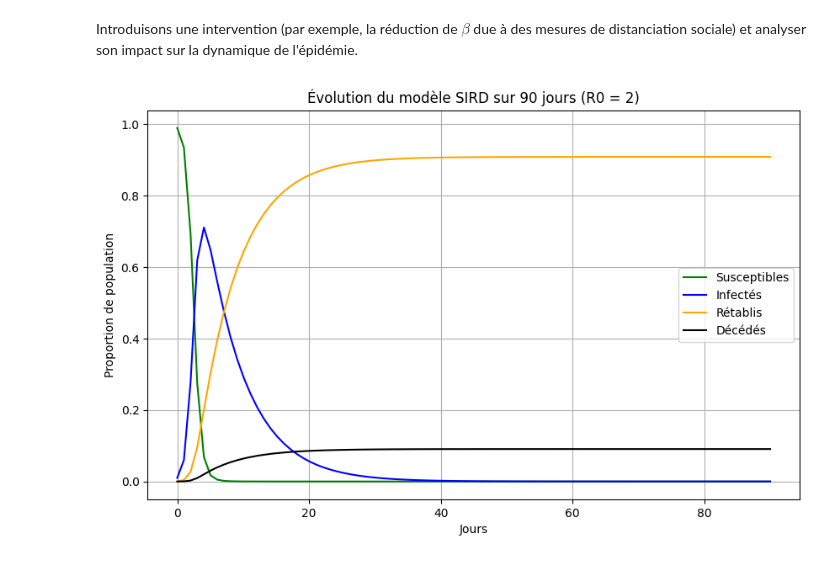
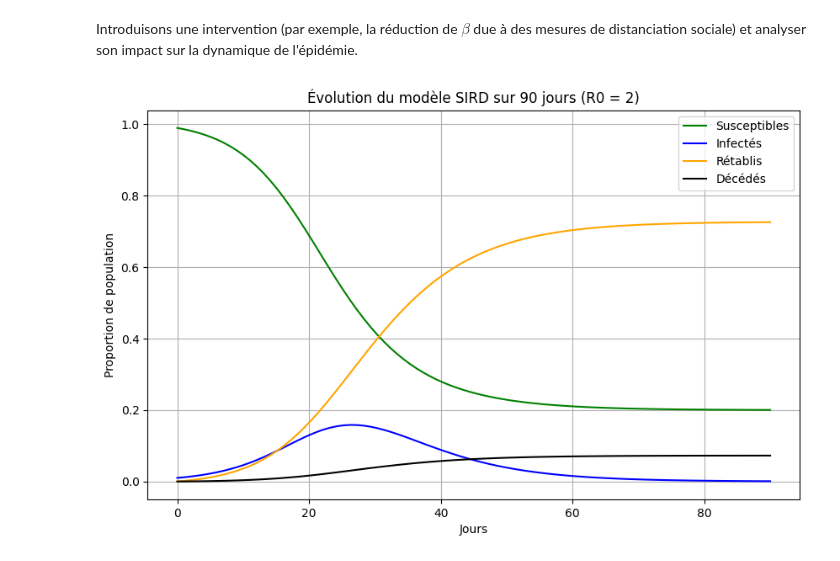
Before and after one commit to FraNKieTheAnalyst/SIRD, a Jupyter notebook: solution_sird.ipynb, the cells around one changed output. Saved outputs shown, nothing was run; the diff lists cells and outputs as text; code cells hidden in the pictures.

```diff
--- a/solution_sird.ipynb
+++ b/solution_sird.ipynb
@@ -455,32 +463,32 @@ def solution_epidemiologique_sird_RO(R0, gama, mu, step, nb_jours):
     real_days = np.linspace(0, nb_jours, 90)  # 90 valeurs de 0 à nb_jours
     interpolated_susceptible = np.interp(real_days, time, susceptible)
     interpolated_infected = np.interp(real_days, time, infected)
     interpolated_recovered = np.interp(real_days, time, recovered)
     interpolated_deceased = np.interp(real_days, time, deceased)
 
     return real_days, interpolated_susceptible, interpolated_infected, interpolated_recovered, interpolated_deceased
 
 # Définition des paramètres
 R0 = 2   # Nombre de reproduction de base
 gama = 0.15  # Taux de guérison
 mu = 0.015   # Taux de mortalité
 step = 0.0001
 nb_jours = 90
 
 # Exécution du modèle
-days_sim, susceptible_sim, infected_sim, recovered_sim, deceased_sim = solution_epidemiologique_sird(R0, gama, mu, step, nb_jours)
+days_sim, susceptible_sim, infected_sim, recovered_sim, deceased_sim = solution_epidemiologique_sird_RO(R0, gama, mu, step, nb_jours)
 
 # Tracé des résultats simulés
 plt.figure(figsize=(10, 6))
 plt.plot(days_sim, susceptible_sim, label="Susceptibles", color="green")
 plt.plot(days_sim, infected_sim, label="Infectés", color="blue")
 plt.plot(days_sim, recovered_sim, label="Rétablis", color="orange")
 plt.plot(days_sim, deceased_sim, label="Décédés", color="black")
 plt.xlabel("Jours")
 plt.ylabel("Proportion de population")
 plt.title(f"Évolution du modèle SIRD sur 90 jours (R0 = {R0})")
 plt.legend()
 plt.grid()
 plt.show()
 # %% [output]
-[figure, old version]
+[figure, new version]
```
Also changed, not shown: parts of 10 cells of this notebook.
